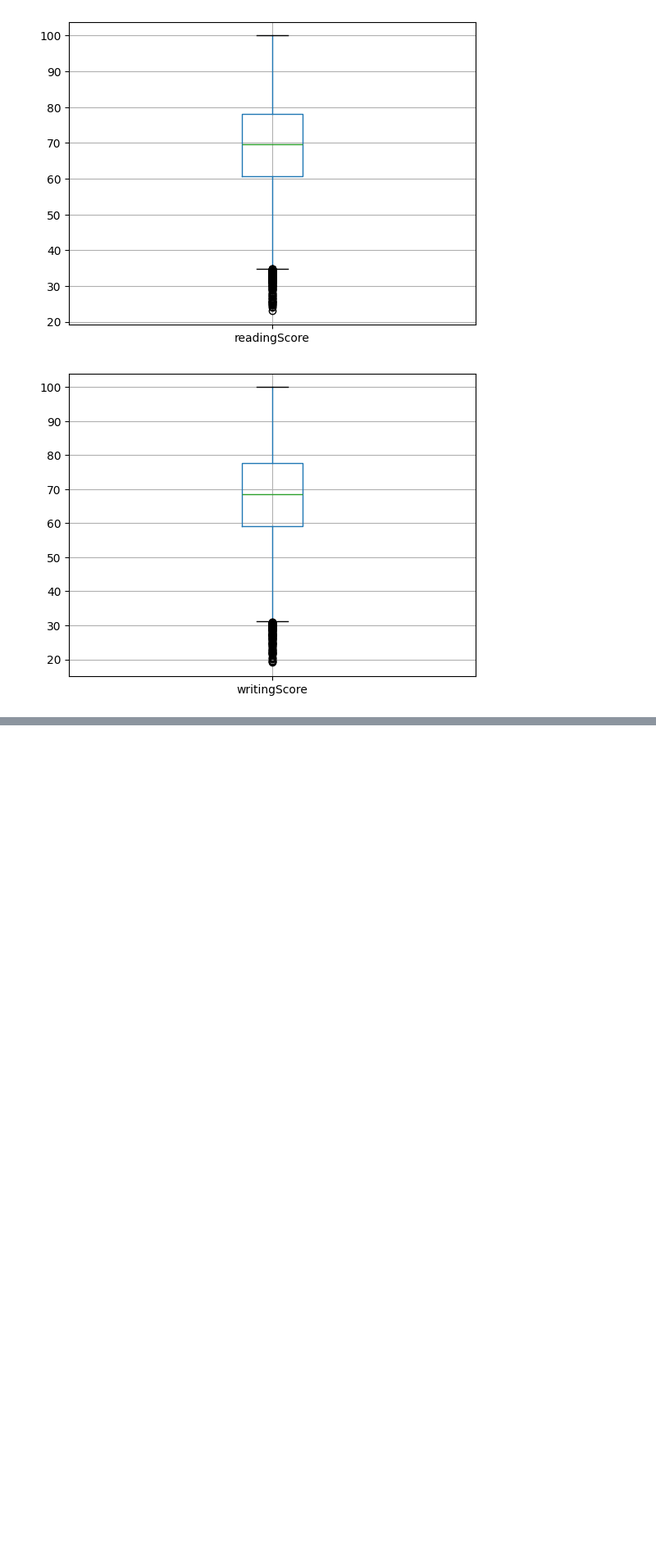
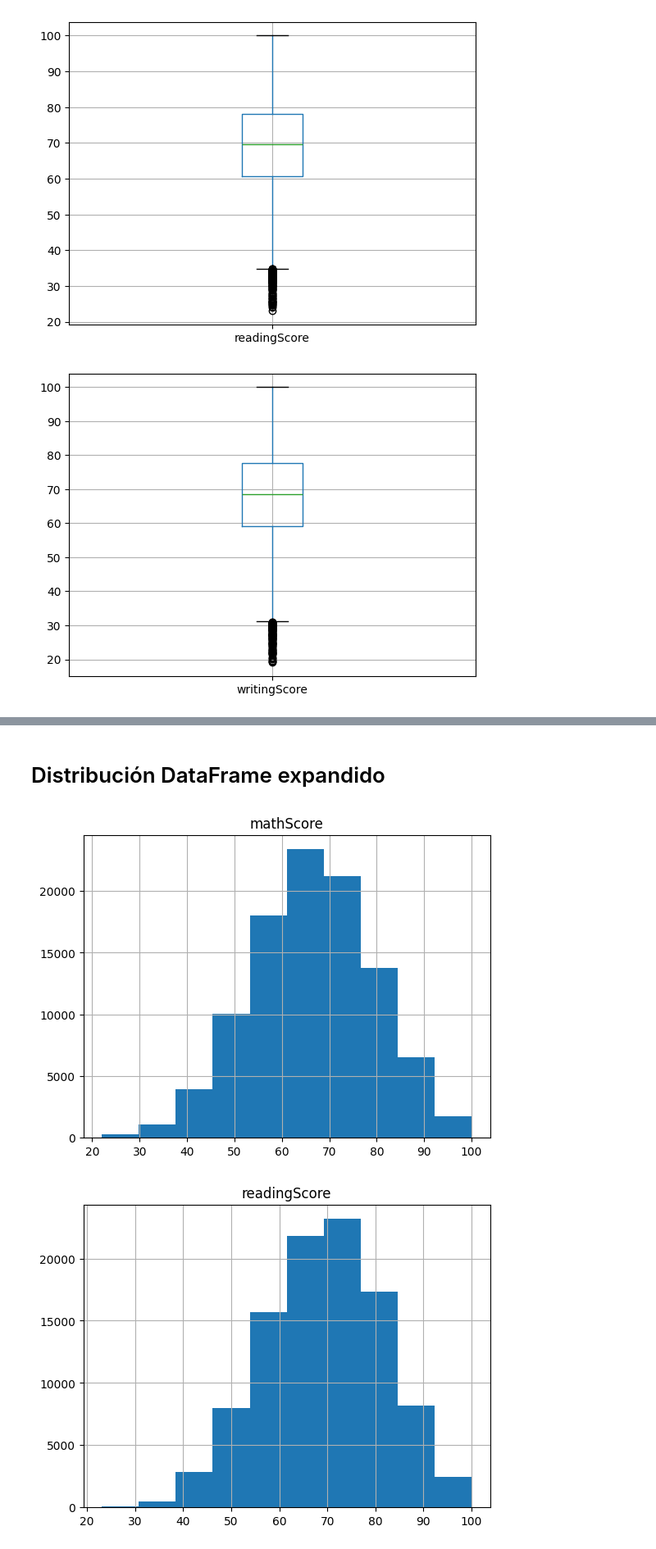
Before and after one commit to jc-vasquez14/ProyectoTeoria, a Jupyter notebook: Proyecto_EDA.ipynb, the cells around one changed output, grey strips where cells are left out. Shown at 82% size. Saved outputs shown, nothing was run; the diff lists cells and outputs as text; code cells hidden in the pictures; blank space fills up the shorter version.

```diff
--- a/Proyecto_EDA.ipynb
+++ b/Proyecto_EDA.ipynb
@@ -483,0 +524,4 @@ prob_freq_clean.loc[:, ["id"] + cat_cols].merge(
+# %%
+for c in num_cols:
+    df.loc[:,[c]].boxplot()
+    plt.show()
@@ -491,0 +544,4 @@ for c in num_cols:
+# %%
+for c in num_cols:
+    df.loc[:,[c]].hist()
+    plt.show()
@@ -491,0 +552,9 @@ for c in num_cols:
+# %% [markdown]
+# Distribución DataFrame expandido
+# %%
+for c in num_cols:
+    df_extended.loc[:,[c]].hist()
+    plt.show()
+# %% [output]
+[figure, added]
+[figure, added]
```
Also changed, not shown: parts of 30 cells of this notebook.
